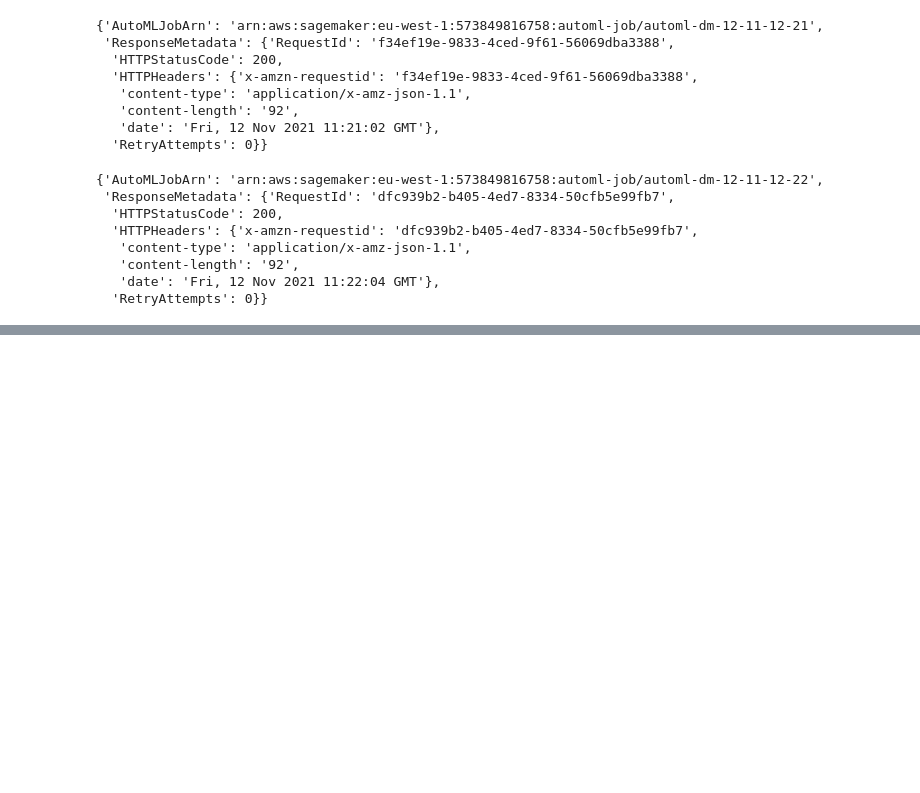
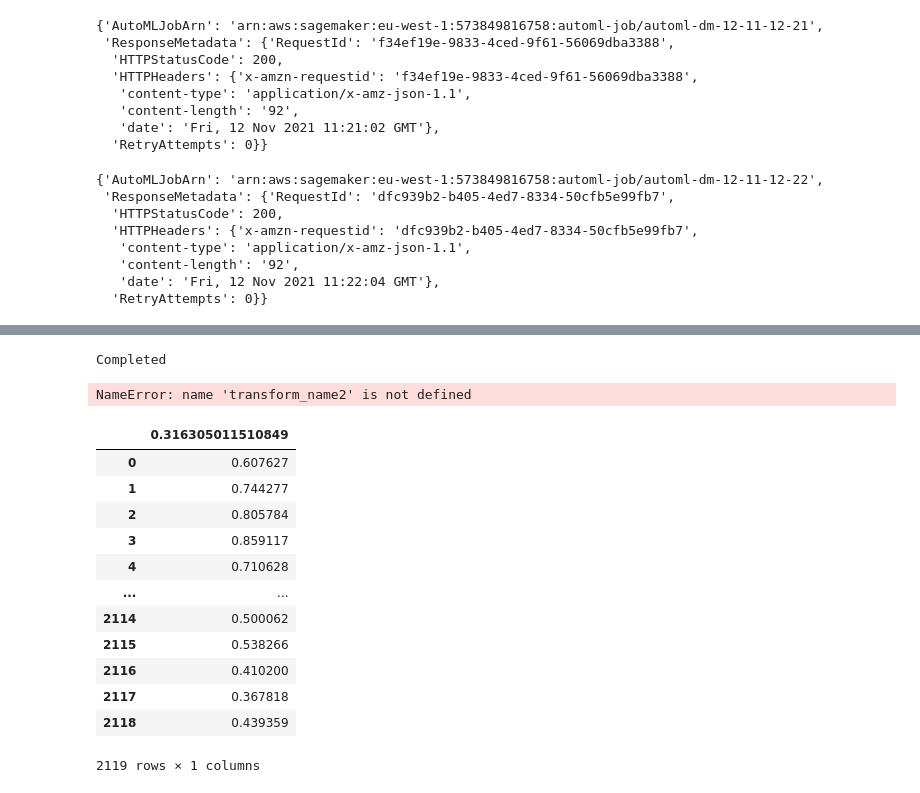
Before and after one commit to hochschule-darmstadt/AutoML_Hauptseminar, a Jupyter notebook: Hauptseminar-AWS-SageMaker-Autopilot/LukasJansen/SageMakerAutopilot.ipynb, the cells around one changed output, grey strips where cells are left out. Cells and saved outputs as stored; diff of their text form; code cells hidden in the pictures; blank space fills up the shorter version.

```diff
--- a/Hauptseminar-AWS-SageMaker-Autopilot/LukasJansen/SageMakerAutopilot.ipynb
+++ b/Hauptseminar-AWS-SageMaker-Autopilot/LukasJansen/SageMakerAutopilot.ipynb
@@ -174,0 +228,23 @@ model2 = sm.create_model(Containers=best_candidate2['InferenceContainers'],
+# %%
+print(sm.describe_transform_job(TransformJobName=transform_name)['TransformJobStatus'])
+print(sm.describe_transform_job(TransformJobName=transform_name2)['TransformJobStatus'])
+# %% [output]
+Completed
+NameError: name 'transform_name2' is not defined
+# %%
+import pandas as pd
+pd.read_csv(f's3://{bucket}/college/output_test/input_test.out')
+# %% [output]
+|  | 0.316305011510849 |
+| 0 | 0.607627 |
+| 1 | 0.744277 |
+| 2 | 0.805784 |
+| 3 | 0.859117 |
+| 4 | 0.710628 |
+| ... | ... |
+| 2114 | 0.500062 |
+| 2115 | 0.538266 |
+| 2116 | 0.410200 |
+| 2117 | 0.367818 |
+| 2118 | 0.439359 |
+2119 rows × 1 columns
```
Also changed, not shown: parts of 7 cells of this notebook, 16 other files.
